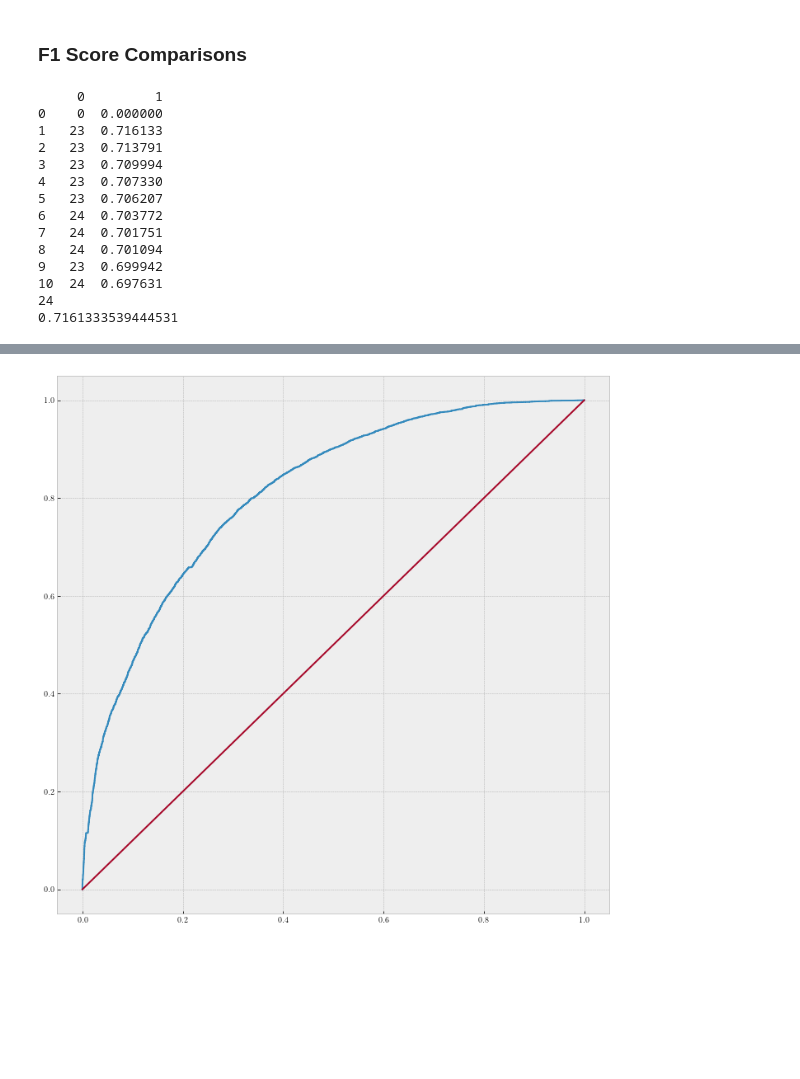
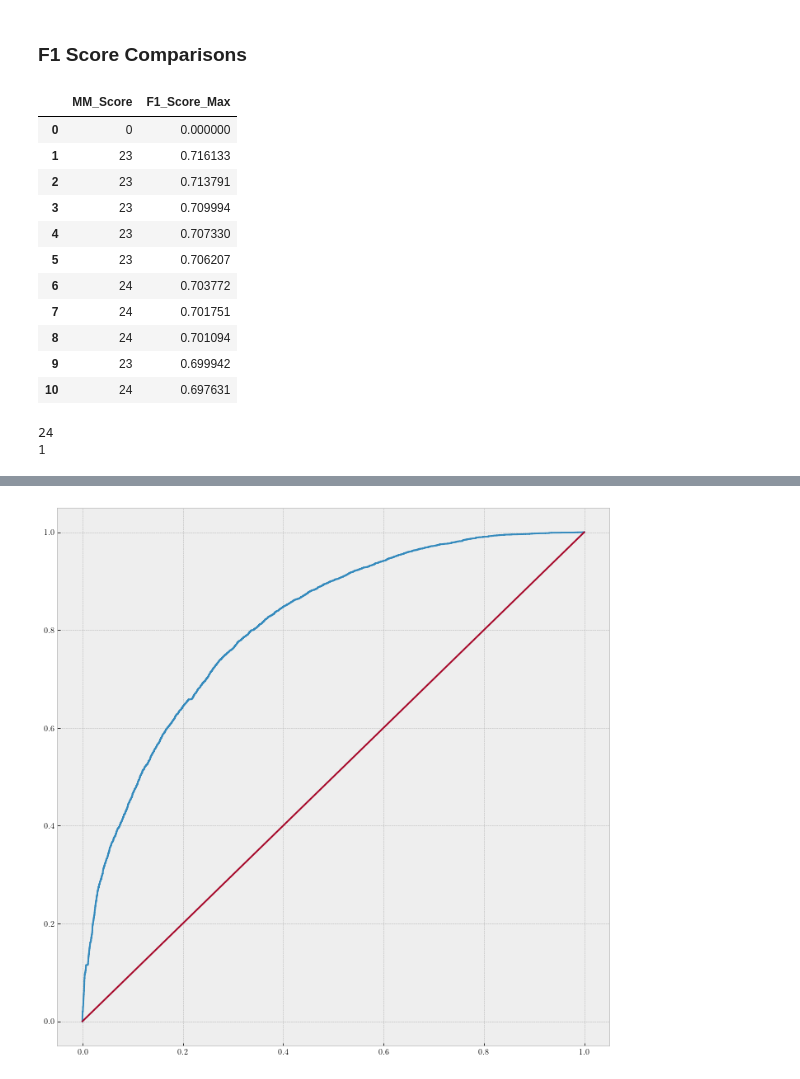
Before and after one commit to brownworth/TwitterDisaster, a Jupyter notebook: ThesisCode.ipynb, the cells around one changed output, grey strips where cells are left out. Drawn from its saved outputs; the diff is of its cells as text; code cells hidden in the pictures; blank space fills up the shorter version.

```diff
--- a/ThesisCode.ipynb
+++ b/ThesisCode.ipynb
@@ -695,25 +695,27 @@ for i in range(1,11):
         f1_window_score_df.iloc[j,i] = f1_score(tweet_encoded.irma_rel,tweet_encoded[f'MM_score_window_{i}'] > j)
         pre_score_df.iloc[j,i] = precision_score(tweet_encoded.irma_rel,tweet_encoded[f'MM_score_window_{i}'] > j)
         rec_score_df.iloc[j,i] = recall_score(tweet_encoded.irma_rel,tweet_encoded[f'MM_score_window_{i}'] > j)
+# %%
+pd.DataFrame(pd.concat([f1_window_score_df.idxmax().rename('MM_Score'),f1_window_score_df.max().rename('F1_Score_Max')],axis=1))
+# %% [output]
+|  | MM_Score | F1_Score_Max |
+| 0 | 0 | 0.000000 |
+| 1 | 23 | 0.716133 |
+| 2 | 23 | 0.713791 |
+| 3 | 23 | 0.709994 |
+| 4 | 23 | 0.707330 |
+| 5 | 23 | 0.706207 |
+| 6 | 24 | 0.703772 |
+| 7 | 24 | 0.701751 |
+| 8 | 24 | 0.701094 |
+| 9 | 23 | 0.699942 |
+| 10 | 24 | 0.697631 |
 # %%
-print(pd.concat([f1_window_score_df.idxmax(),f1_window_score_df.max()],axis=1,names=['TweetScore','F1Score']))
 print(f1_window_score_df.idxmax().max())
-print(f1_window_score_df.max().max())
+print(f1_window_score_df.max().idxmax())
 # %% [output]
-     0         1
-0    0  0.000000
-1   23  0.716133
-2   23  0.713791
-3   23  0.709994
-4   23  0.707330
-5   23  0.706207
-6   24  0.703772
-7   24  0.701751
-8   24  0.701094
-9   23  0.699942
-10  24  0.697631
 24
-0.7161333539444531
+1
 # %%
 fig_ns_2 = plt.figure(figsize=(16,8),facecolor='w')
 for i in range(1,11):
```
Also changed, not shown: parts of 2 cells of this notebook.
